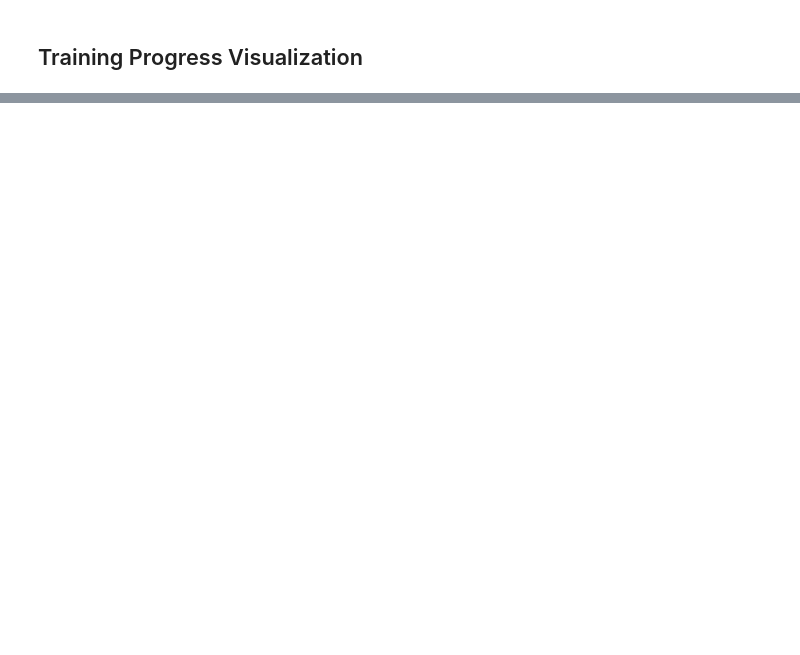
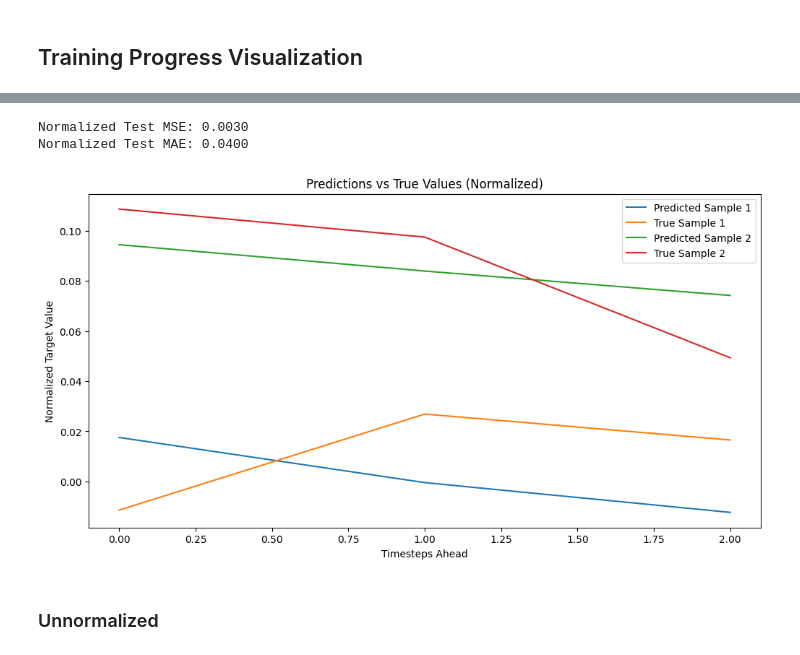
Before and after one commit to Z-MarkUs/LSTM-Bitcoin, a Jupyter notebook: Final_Poject.ipynb, the cells around one changed output, grey strips where cells are left out. Drawn from its saved outputs; the diff is of its cells as text; code cells hidden in the pictures; blank space fills up the shorter version.

```diff
--- a/Final_Poject.ipynb
+++ b/Final_Poject.ipynb
@@ -673,0 +796,15 @@ plt.show()
+# %%
+# Extract the first timestep of the test target as the decoder input
+decoder_input_test_normalized = y_test_normalized_target[:, :1, :]  # Shape: (num_samples, 1, 1)
+
+# Load the best saved normalized model
+best_model_normalized = tf.keras.models.load_model("best_seq2seq_model.keras")
+
+# Predict on the test set
+predictions_normalized = best_model_normalized.predict(
+    [X_test_normalized, decoder_input_test_normalized],
+    verbose=1
+)
+
+# Print prediction shapes for verification
+print(f"Normalized Test Predictions Shape: {predictions_normalized.shape}")
@@ -673,0 +814,25 @@ plt.show()
+# %%
+# Calculate evaluation metrics for normalized test data
+mse_normalized = np.mean((predictions_normalized - y_test_normalized_target)**2)
+mae_normalized = np.mean(np.abs(predictions_normalized - y_test_normalized_target))
+
+print(f"Normalized Test MSE: {mse_normalized:.4f}")
+print(f"Normalized Test MAE: {mae_normalized:.4f}")
+# %% [output]
+Normalized Test MSE: 0.0030
+Normalized Test MAE: 0.0400
+# %%
+# Plot predictions vs true values for the first few samples
+plt.figure(figsize=(12, 6))
+for i in range(2):  # Visualize first 5 samples
+    plt.plot(predictions_normalized[i, :, 0], label=f"Predicted Sample {i+1}")
+    plt.plot(y_test_normalized_target[i, :, 0], label=f"True Sample {i+1}")
+plt.title("Predictions vs True Values (Normalized)")
+plt.xlabel("Timesteps Ahead")
+plt.ylabel("Normalized Target Value")
+plt.legend()
+plt.show()
+# %% [output]
+[figure, added]
+# %% [markdown]
+### Unnormalized
```
Also changed, not shown: parts of 20 cells of this notebook.
